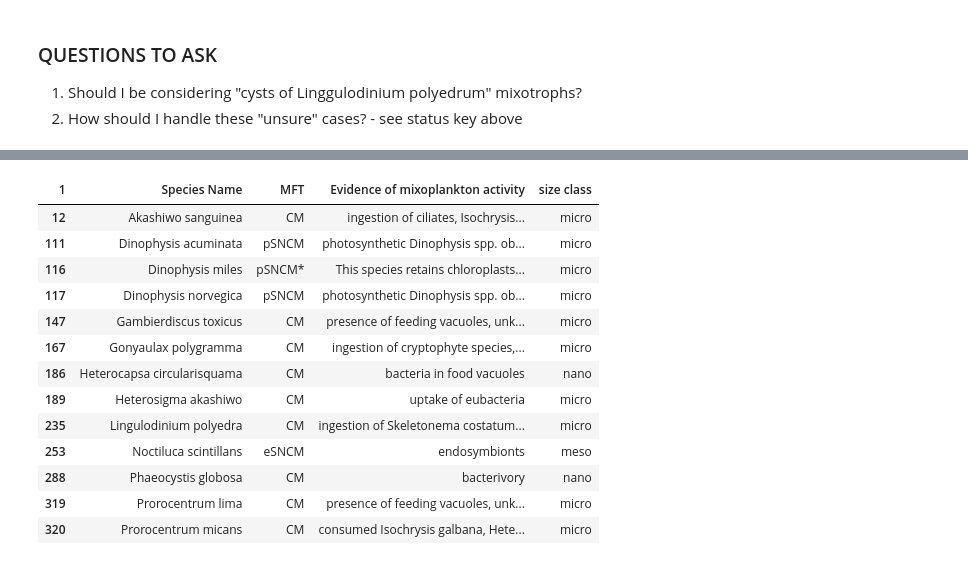
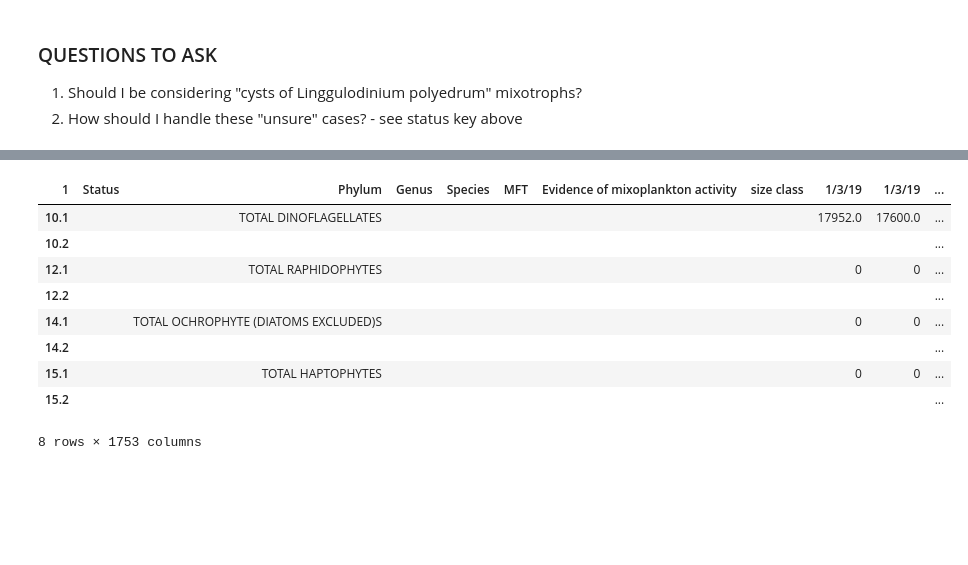
Before and after one commit to AMaher101/PlanktonClassifier, a Jupyter notebook: classifierscript.ipynb, the cells around one changed output, grey strips where cells are left out. Drawn from its saved outputs; the diff is of its cells as text; code cells hidden in the pictures; blank space fills up the shorter version.

```diff
--- a/classifierscript.ipynb
+++ b/classifierscript.ipynb
@@ -144,37 +152,31 @@ lis
-# %%
-filtered_mdb = mdb[['Species Name','MFT', 'Evidence of mixoplankton activity', 'size class']].loc[mdb['Species Name'].isin(lis['Species'])]
-lis1 = pd.merge(lis, filtered_mdb, left_on='Species', right_on='Species Name', how='left').drop(columns='Species Name')
-filtered_mdb
-# %% [output]
-| 1 | Species Name | MFT | Evidence of mixoplankton activity | size class |
-| 12 | Akashiwo sanguinea | CM | ingestion of ciliates, Isochrysis... | micro |
-| 111 | Dinophysis acuminata | pSNCM | photosynthetic Dinophysis spp. ob... | micro |
-| 116 | Dinophysis miles | pSNCM* | This species retains chloroplasts... | micro |
-| 117 | Dinophysis norvegica | pSNCM | photosynthetic Dinophysis spp. ob... | micro |
-| 147 | Gambierdiscus toxicus | CM | presence of feeding vacuoles, unk... | micro |
-| 167 | Gonyaulax polygramma | CM | ingestion of cryptophyte species,... | micro |
-| 186 | Heterocapsa circularisquama | CM | bacteria in food vacuoles | nano |
-| 189 | Heterosigma akashiwo | CM | uptake of eubacteria | micro |
-| 235 | Lingulodinium polyedra | CM | ingestion of Skeletonema costatum... | micro |
-| 253 | Noctiluca scintillans | eSNCM | endosymbionts | meso |
-| 288 | Phaeocystis globosa | CM | bacterivory | nano |
-| 319 | Prorocentrum lima | CM | presence of feeding vacuoles, unk... | micro |
-| 320 | Prorocentrum micans | CM | consumed Isochrysis galbana, Hete... | micro |
 # %%
-# totals = lis.groupby('Phylum', as_index=False, sort=False).sum()
-# totals
+totals = lis.groupby('Phylum', as_index=False, sort=False).sum()
 
-# # empty text-containing columns
-# totals = totals.drop("Status", axis=1)
-# totals.insert(0, 'Status', "")
-# totals["Genus"] = ""
-# totals["Species"] = ""
+# empty text-containing columns
+totals = totals.drop("Status", axis=1)
+totals.insert(0, 'Status', "")
+totals["Genus"] = ""
+totals["Species"] = ""
+totals["MFT"] = ""
+totals["Evidence of mixoplankton activity"] = ""
+totals["size class"] = ""
 
-# # rename to TOTAL "   "
-# totals["Phylum"] = totals["Phylum"].str.upper().apply(lambda x: "TOTAL " + x + "S")
+# rename to TOTAL "   "
+totals["Phylum"] = totals["Phylum"].str.upper().apply(lambda x: "TOTAL " + x + "S")
 
-# # add in line skips
-# totals = totals.set_index(lis.groupby(['Phylum']).tail(1).index + 0.1)
-# empty_df = pd.DataFrame("", index=lis.groupby(['Phylum']).tail(1).index+0.2, columns=totals.columns)
-# totals = pd.concat([totals, empty_df]).sort_index()
+# add in line skips
+totals = totals.set_index(lis.groupby(['Phylum']).tail(1).index + 0.1)
+empty_df = pd.DataFrame("", index=lis.groupby(['Phylum']).tail(1).index+0.2, columns=totals.columns)
+totals = pd.concat([totals, empty_df]).sort_index()
+# %% [output]
+| 1 | Status | Phylum | Genus | Species | MFT | Evidence of mixoplankton activity | size class | 1/3/19 | 1/3/19 | ... |
+| 10.1 |  | TOTAL DINOFLAGELLATES |  |  |  |  |  | 17952.0 | 17600.0 | ... |
+| 10.2 |  |  |  |  |  |  |  |  |  | ... |
+| 12.1 |  | TOTAL RAPHIDOPHYTES |  |  |  |  |  | 0 | 0 | ... |
+| 12.2 |  |  |  |  |  |  |  |  |  | ... |
+| 14.1 |  | TOTAL OCHROPHYTE (DIATOMS EXCLUDED)S |  |  |  |  |  | 0 | 0 | ... |
+| 14.2 |  |  |  |  |  |  |  |  |  | ... |
+| 15.1 |  | TOTAL HAPTOPHYTES |  |  |  |  |  | 0 | 0 | ... |
+| 15.2 |  |  |  |  |  |  |  |  |  | ... |
+8 rows × 1753 columns
 # %%
```
Also changed, not shown: parts of 11 cells of this notebook.
